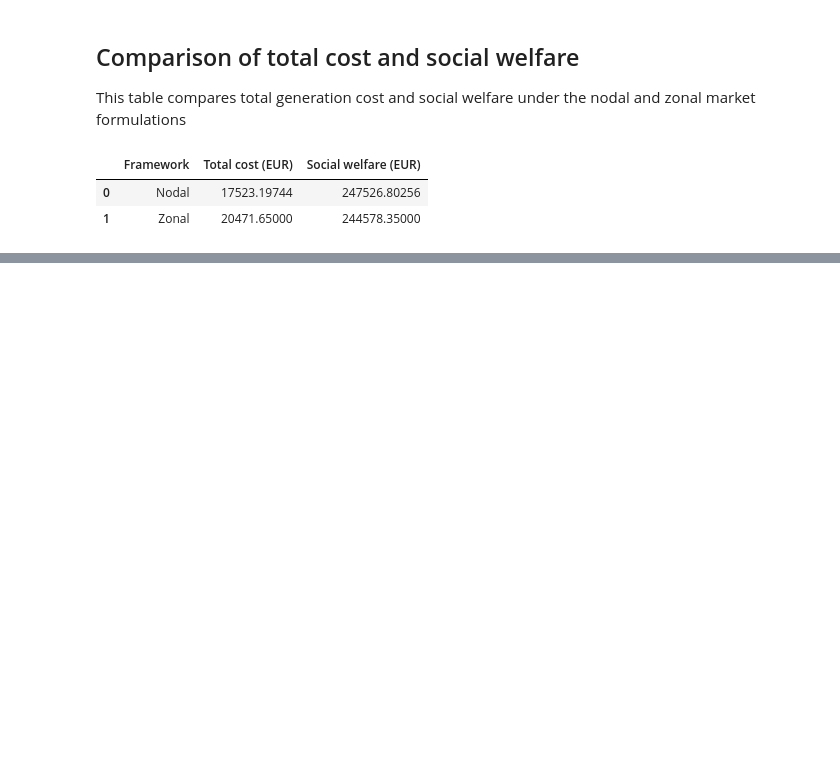
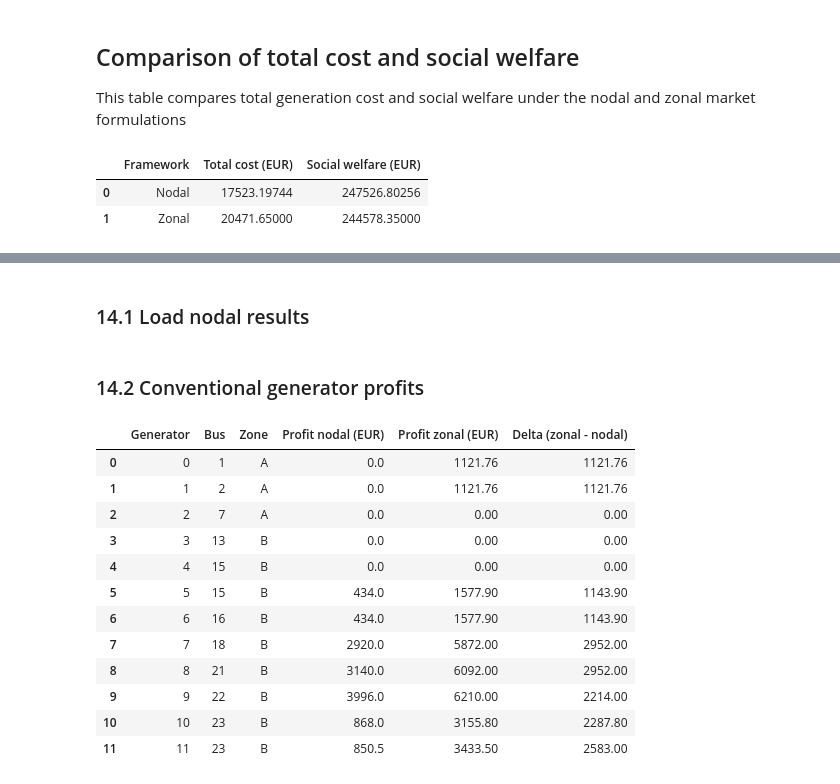
Before and after one commit to KonstantinosKountras/46755-electricity-market-clearing_Asgn1, a Jupyter notebook: Assignment1_3zonal.ipynb, the cells around one changed output, grey strips where cells are left out. Drawn from its saved outputs; the diff is of its cells as text; code cells hidden in the pictures; blank space fills up the shorter version.

Commit message:
Step 3
Implications of Nodal vs. Zonal Frameworks

```diff
--- a/Assignment1_3zonal.ipynb
+++ b/Assignment1_3zonal.ipynb
@@ -495,0 +581,66 @@ display(summary_df)
+# %% [markdown]
+### 14.1 Load nodal results
+# %%
+import json
+import numpy as np
+import pandas as pd
+
+with open("nodal_results.json", "r") as f:
+    nodal_data = json.load(f)
+
+lambda_nodal = {int(k): float(v) for k, v in nodal_data["lambda"].items()}
+nodal_total_cost = float(nodal_data["total_cost"])
+nodal_welfare = float(nodal_data["welfare"])
+nodal_gen_dispatch = {int(k): float(v) for k, v in nodal_data["gen_dispatch"].items()}
+nodal_wind_dispatch_by_bus = {
+    int(k): float(v) for k, v in nodal_data["wind_dispatch_by_bus"].items()
+}
+# %% [markdown]
+### 14.2 Conventional generator profits
+# %%
+conv_profit_rows = []
+
+for i in G:
+    b = gen_bus[i]
+    z = bus_zone[b]
+
+    p_nodal = nodal_gen_dispatch[i]
+    p_zonal = float(res["gen"][i])
+
+    price_nodal = lambda_nodal[b]
+    price_zonal = float(res["prices"][z])
+
+    revenue_nodal = price_nodal * p_nodal
+    revenue_zonal = price_zonal * p_zonal
+
+    cost_nodal = C[i] * p_nodal
+    cost_zonal = C[i] * p_zonal
+
+    profit_nodal = revenue_nodal - cost_nodal
+    profit_zonal = revenue_zonal - cost_zonal
+
+    conv_profit_rows.append({
+        "Generator": i,
+        "Bus": b,
+        "Zone": z,
+        "Profit nodal (EUR)": profit_nodal,
+        "Profit zonal (EUR)": profit_zonal,
+        "Delta (zonal - nodal)": profit_zonal - profit_nodal
+    })
+
+conv_profit_df = pd.DataFrame(conv_profit_rows)
+display(conv_profit_df)
+# %% [output]
+|  | Generator | Bus | Zone | Profit nodal (EUR) | Profit zonal (EUR) | Delta (zonal - nodal) |
+| 0 | 0 | 1 | A | 0.0 | 1121.76 | 1121.76 |
+| 1 | 1 | 2 | A | 0.0 | 1121.76 | 1121.76 |
+| 2 | 2 | 7 | A | 0.0 | 0.00 | 0.00 |
+| 3 | 3 | 13 | B | 0.0 | 0.00 | 0.00 |
+| 4 | 4 | 15 | B | 0.0 | 0.00 | 0.00 |
+| 5 | 5 | 15 | B | 434.0 | 1577.90 | 1143.90 |
+| 6 | 6 | 16 | B | 434.0 | 1577.90 | 1143.90 |
+| 7 | 7 | 18 | B | 2920.0 | 5872.00 | 2952.00 |
+| 8 | 8 | 21 | B | 3140.0 | 6092.00 | 2952.00 |
+| 9 | 9 | 22 | B | 3996.0 | 6210.00 | 2214.00 |
+| 10 | 10 | 23 | B | 868.0 | 3155.80 | 2287.80 |
+| 11 | 11 | 23 | B | 850.5 | 3433.50 | 2583.00 |
```
Also changed, not shown: parts of 11 cells of this notebook, 2 other files.
